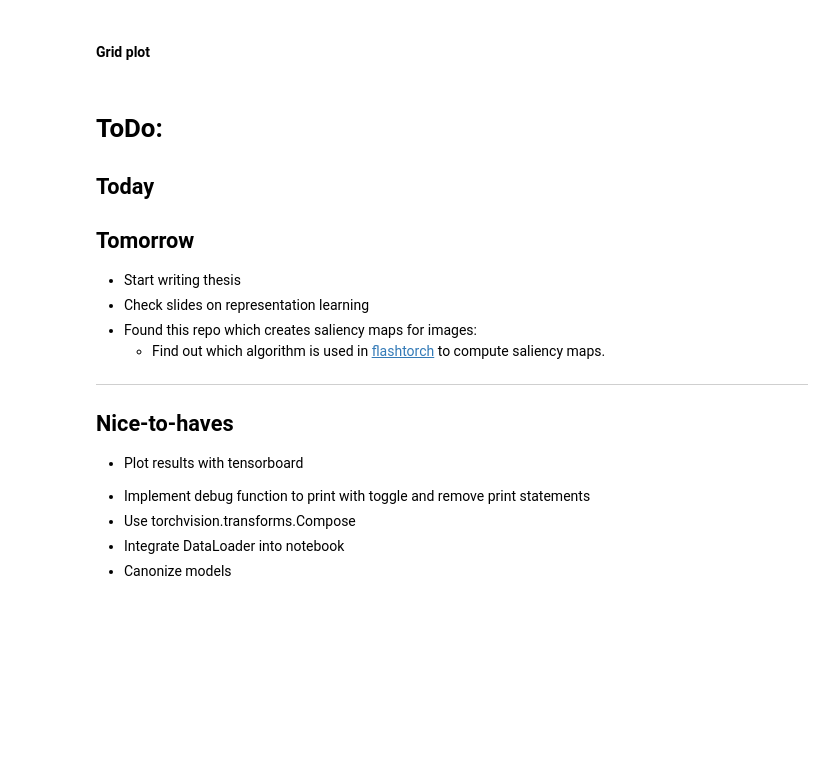
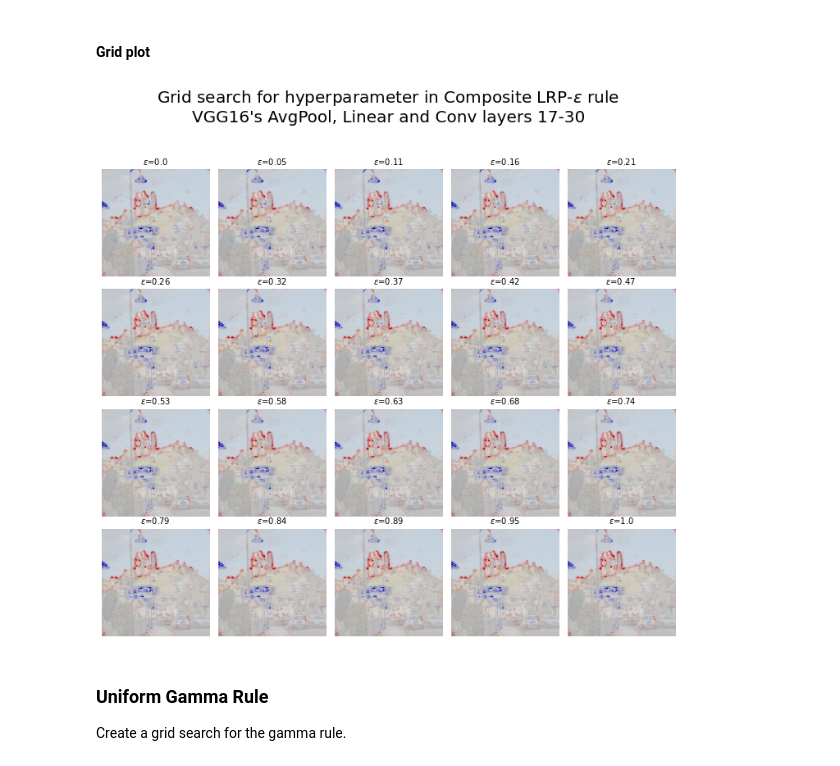
Before and after one commit to rodrigobdz/lrp, a Jupyter notebook: experiments/experiments.ipynb, the cells around one changed output. Saved outputs shown, nothing was run; the diff lists cells and outputs as text; code cells hidden in the pictures; blank space fills up the shorter version.

```diff
--- a/experiments/experiments.ipynb
+++ b/experiments/experiments.ipynb
@@ -122,36 +122,19 @@ results = e.generate_multiple_lrp_relevances(hyperparams, name_map_hyperparam_se
 # %% [markdown]
 #### Grid plot
 # %%
-title: str = "Grid search for hyperparameter in LRP-$\epsilon$ rule\nVGG16's AvgPool, Linear and Conv layers 17-30"
-filename: str = 'high-res-epsilons-lrp.png'
+title: str = "Grid search for hyperparameter in Composite LRP-$\epsilon$ rule\nVGG16's AvgPool, Linear and Conv layers 17-30"
+filename: str = 'composite-epsilons-lrp.png'
 
 lrp.plot.grid(results,
               title=title,
               filename=f'{output_dir_path}/{filename}',
               image=img,
               gridsize=(4, 5),
               param_name='$\epsilon$',
               param_print=lambda p: round(p, 2))
+# %% [output]
+[figure, added]
-# %% [markdown]
-# ToDo:
-
-## Today
-
-## Tomorrow
-
-- Start writing thesis
-- Check slides on representation learning
-- Found this repo which creates saliency maps for images:
-  - Find out which algorithm is used in [flashtorch](https://github.com/MisaOgura/flashtorch) to compute saliency maps.
-
----
-
-
-## Nice-to-haves
-
-- Plot results with tensorboard
-<!-- - Remove empty parameter for LrpZeroRule (set default value for `rule_kwargs` to `{}`) -->
-- Implement debug function to print with toggle and remove print statements
-- Use torchvision.transforms.Compose
-- Integrate DataLoader into notebook
-- Canonize models
+# %% [markdown]
+### Uniform Gamma Rule
+
+Create a grid search for the gamma rule.
```
Also changed, not shown: parts of 10 cells of this notebook.
